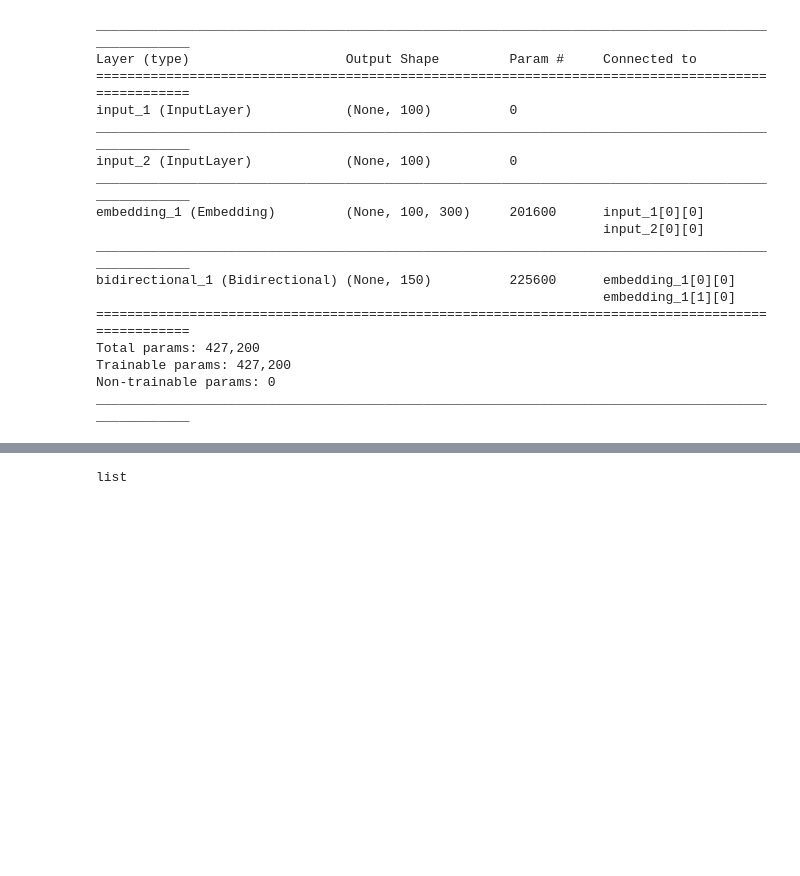
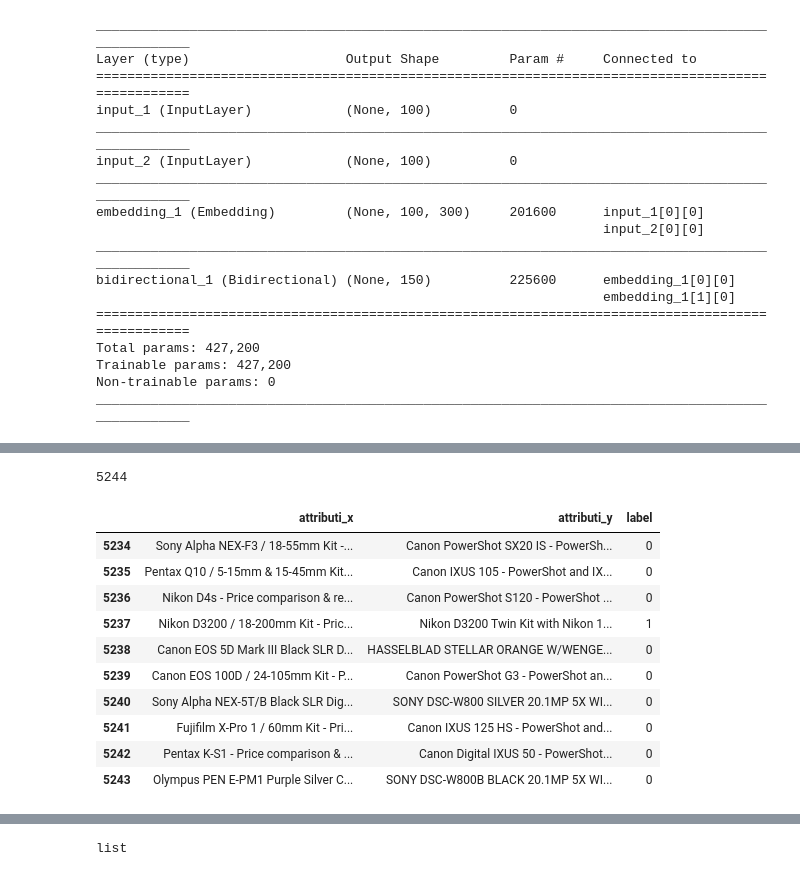
Before and after one commit to a-wars/AGIW_DeepER, a Jupyter notebook: notebooks/create_dataset_for_testing_LSH.ipynb, the cells around one changed output, grey strips where cells are left out. Drawn from its saved outputs; the diff is of its cells as text; code cells hidden in the pictures; blank space fills up the shorter version.

```diff
--- a/notebooks/create_dataset_for_testing_LSH.ipynb
+++ b/notebooks/create_dataset_for_testing_LSH.ipynb
@@ -143,0 +146,4 @@ labels = np.argmax(testLabels, axis=1)
+# %%
+len(leftTableEmbeddings)
+# %% [output]
+5244
@@ -143,0 +157,14 @@ labels = np.argmax(testLabels, axis=1)
+# %%
+camera_df.tail(10)
+# %% [output]
+|  | attributi_x | attributi_y | label |
+| 5234 | Sony Alpha NEX-F3 / 18-55mm Kit -... | Canon PowerShot SX20 IS - PowerSh... | 0 |
+| 5235 | Pentax Q10 / 5-15mm & 15-45mm Kit... | Canon IXUS 105 - PowerShot and IX... | 0 |
+| 5236 | Nikon D4s - Price comparison & re... | Canon PowerShot S120 - PowerShot ... | 0 |
+| 5237 | Nikon D3200 / 18-200mm Kit - Pric... | Nikon D3200 Twin Kit with Nikon 1... | 1 |
+| 5238 | Canon EOS 5D Mark III Black SLR D... | HASSELBLAD STELLAR ORANGE W/WENGE... | 0 |
+| 5239 | Canon EOS 100D / 24-105mm Kit - P... | Canon PowerShot G3 - PowerShot an... | 0 |
+| 5240 | Sony Alpha NEX-5T/B Black SLR Dig... | SONY DSC-W800 SILVER 20.1MP 5X WI... | 0 |
+| 5241 | Fujifilm X-Pro 1 / 60mm Kit - Pri... | Canon IXUS 125 HS - PowerShot and... | 0 |
+| 5242 | Pentax K-S1 - Price comparison & ... | Canon Digital IXUS 50 - PowerShot... | 0 |
+| 5243 | Olympus PEN E-PM1 Purple Silver C... | SONY DSC-W800B BLACK 20.1MP 5X WI... | 0 |
```
Also changed, not shown: parts of 15 cells of this notebook, 4 other files.
